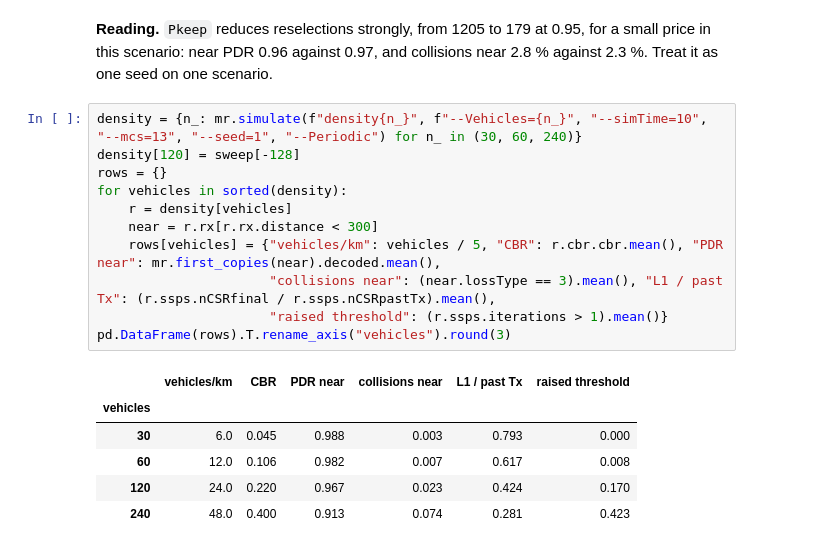
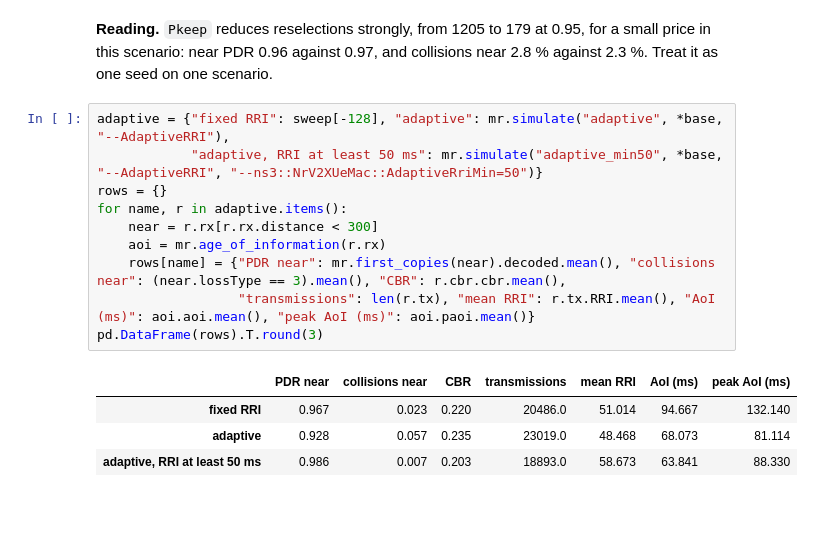
Before and after one commit to 0had0/MoReV2X, a Jupyter notebook: docs/notebooks/02_mode2_resource_allocation.ipynb, the cells around one changed output. Drawn from its saved outputs; the diff is of its cells as text; blank space fills up the shorter version.

```diff
--- a/docs/notebooks/02_mode2_resource_allocation.ipynb
+++ b/docs/notebooks/02_mode2_resource_allocation.ipynb
@@ -380,21 +402,18 @@ pd.DataFrame(rows).T.rename_axis("Pkeep").round(3)
 # %% [markdown]
 **Reading.** `Pkeep` reduces reselections strongly, from 1205 to 179 at 0.95, for a small price in this scenario: near PDR 0.96 against 0.97, and collisions near 2.8 % against 2.3 %. Treat it as one seed on one scenario.
 # %%
-density = {n_: mr.simulate(f"density{n_}", f"--Vehicles={n_}", "--simTime=10", "--mcs=13", "--seed=1", "--Periodic") for n_ in (30, 60, 240)}
-density[120] = sweep[-128]
+adaptive = {"fixed RRI": sweep[-128], "adaptive": mr.simulate("adaptive", *base, "--AdaptiveRRI"),
+            "adaptive, RRI at least 50 ms": mr.simulate("adaptive_min50", *base, "--AdaptiveRRI", "--ns3::NrV2XUeMac::AdaptiveRriMin=50")}
 rows = {}
-for vehicles in sorted(density):
-    r = density[vehicles]
+for name, r in adaptive.items():
     near = r.rx[r.rx.distance < 300]
-    rows[vehicles] = {"vehicles/km": vehicles / 5, "CBR": r.cbr.cbr.mean(), "PDR near": mr.first_copies(near).decoded.mean(),
-                      "collisions near": (near.lossType == 3).mean(), "L1 / past Tx": (r.ssps.nCSRfinal / r.ssps.nCSRpastTx).mean(),
-                      "raised threshold": (r.ssps.iterations > 1).mean()}
-pd.DataFrame(rows).T.rename_axis("vehicles").round(3)
+    aoi = mr.age_of_information(r.rx)
+    rows[name] = {"PDR near": mr.first_copies(near).decoded.mean(), "collisions near": (near.lossType == 3).mean(), "CBR": r.cbr.cbr.mean(),
+                  "transmissions": len(r.tx), "mean RRI": r.tx.RRI.mean(), "AoI (ms)": aoi.aoi.mean(), "peak AoI (ms)": aoi.paoi.mean()}
+pd.DataFrame(rows).T.round(3)
 # %% [output]
-|  | vehicles/km | CBR | PDR near | collisions near | L1 / past Tx | raised threshold |
-| vehicles |  |  |  |  |  |  |
-| 30 | 6.0 | 0.045 | 0.988 | 0.003 | 0.793 | 0.000 |
-| 60 | 12.0 | 0.106 | 0.982 | 0.007 | 0.617 | 0.008 |
-| 120 | 24.0 | 0.220 | 0.967 | 0.023 | 0.424 | 0.170 |
-| 240 | 48.0 | 0.400 | 0.913 | 0.074 | 0.281 | 0.423 |
+|  | PDR near | collisions near | CBR | transmissions | mean RRI | AoI (ms) | peak AoI (ms) |
+| fixed RRI | 0.967 | 0.023 | 0.220 | 20486.0 | 51.014 | 94.667 | 132.140 |
+| adaptive | 0.928 | 0.057 | 0.235 | 23019.0 | 48.468 | 68.073 | 81.114 |
+| adaptive, RRI at least 50 ms | 0.986 | 0.007 | 0.203 | 18893.0 | 58.673 | 63.841 | 88.330 |
 # %% [markdown]
```
Also changed, not shown: parts of 14 cells of this notebook, 18 other files.
